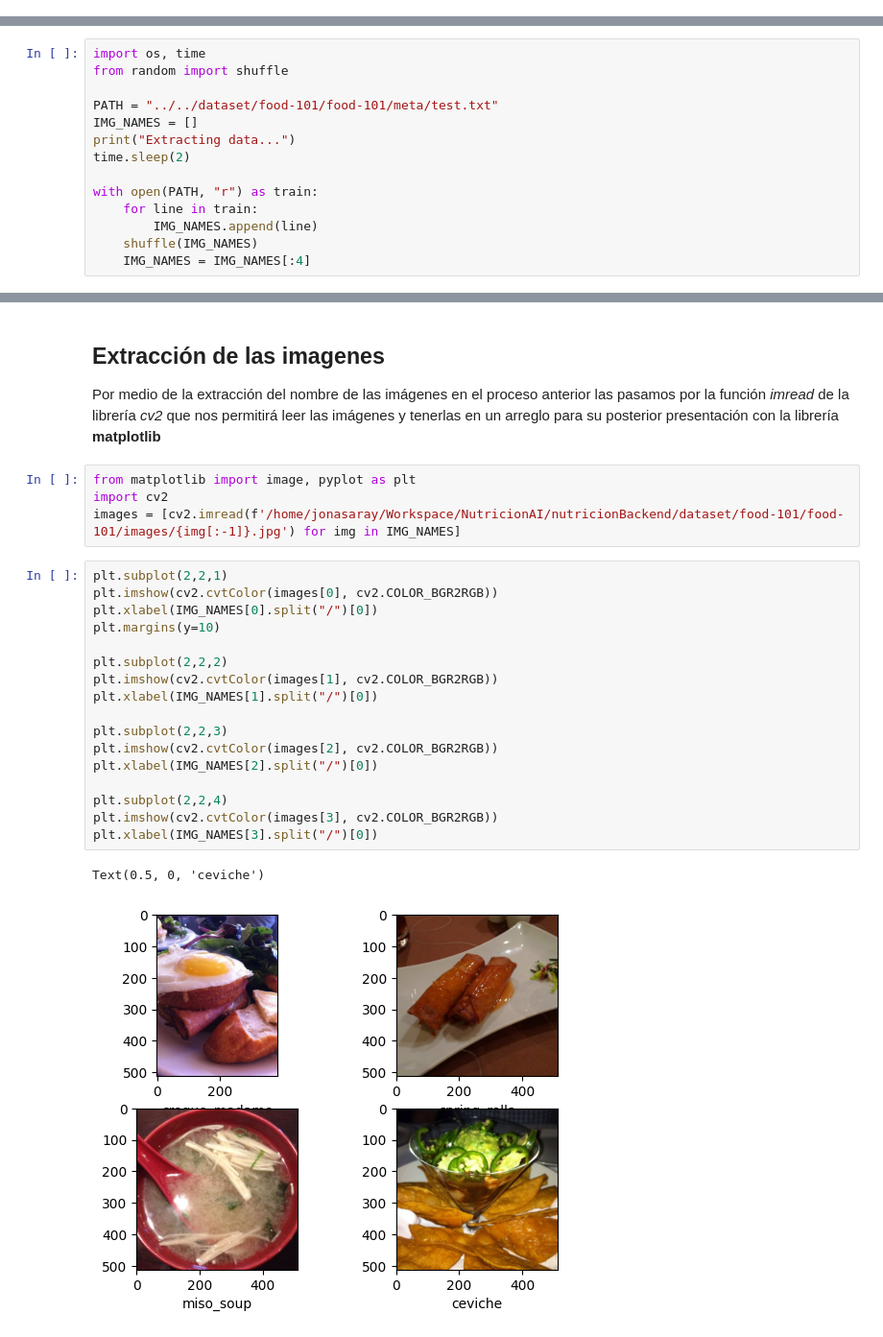
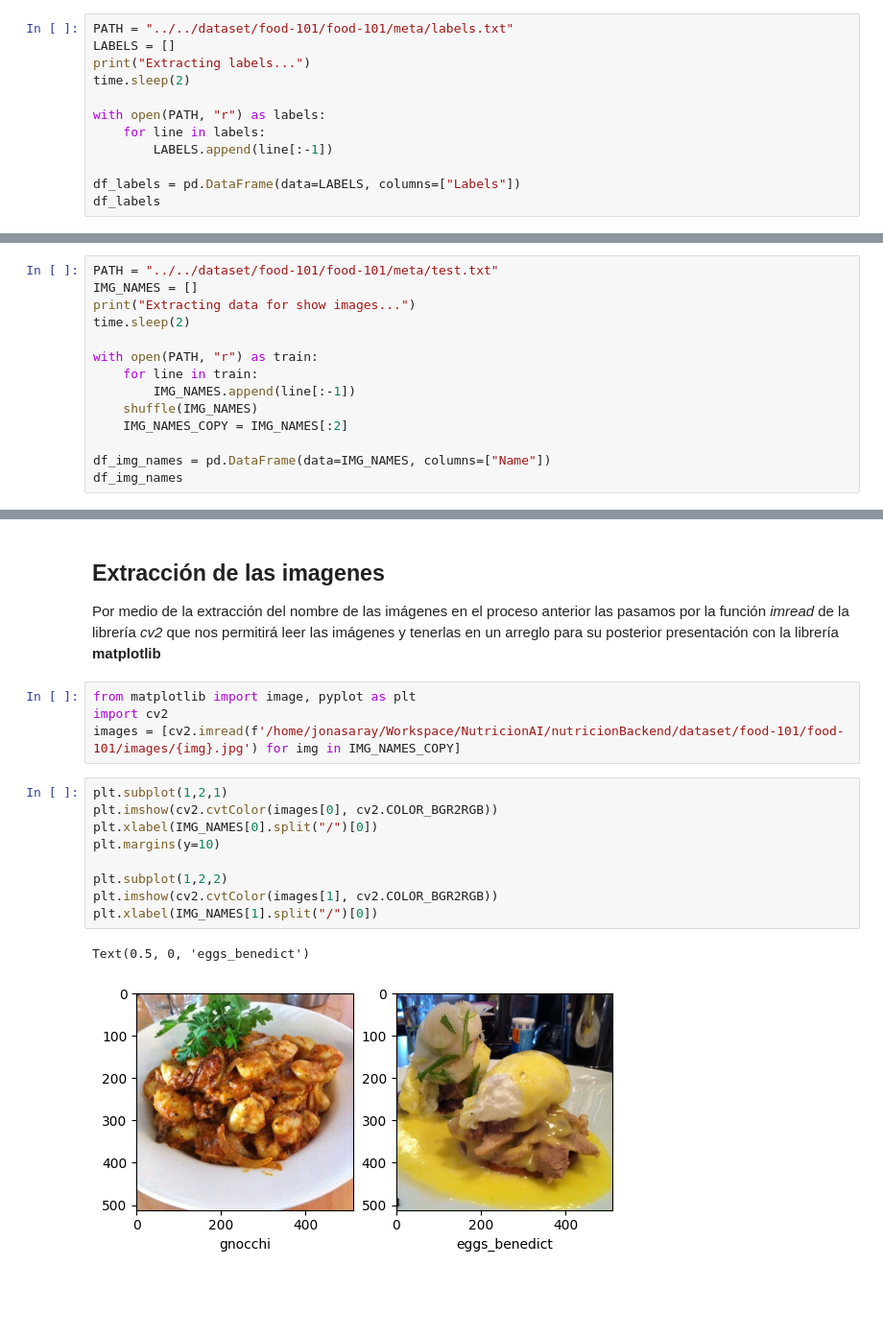
Before and after one commit to jaraycode/NutricionAIBackend, a Jupyter notebook: core/model/training.ipynb, the cells around one changed output, grey strips where cells are left out. Shown: that part at 96% size. Saved outputs shown, nothing was run; the diff lists cells and outputs as text; blank space fills up the shorter version.

```diff
--- a/core/model/training.ipynb
+++ b/core/model/training.ipynb
@@ -10,0 +15,12 @@ En el siguiente apartado se quiere buscar la dirección de la imágen según el
+# %%
+PATH = "../../dataset/food-101/food-101/meta/labels.txt"
+LABELS = []
+print("Extracting labels...")
+time.sleep(2)
+
+with open(PATH, "r") as labels:
+    for line in labels:
+        LABELS.append(line[:-1])
+
+df_labels = pd.DataFrame(data=LABELS, columns=["Labels"])
+df_labels
@@ -11,15 +42,15 @@ En el siguiente apartado se quiere buscar la dirección de la imágen según el
 # %%
-import os, time
-from random import shuffle
-
 PATH = "../../dataset/food-101/food-101/meta/test.txt"
 IMG_NAMES = []
-print("Extracting data...")
+print("Extracting data for show images...")
 time.sleep(2)
 
 with open(PATH, "r") as train:
     for line in train:
-        IMG_NAMES.append(line)
+        IMG_NAMES.append(line[:-1])
     shuffle(IMG_NAMES)
-    IMG_NAMES = IMG_NAMES[:4]
+    IMG_NAMES_COPY = IMG_NAMES[:2]
+
+df_img_names = pd.DataFrame(data=IMG_NAMES, columns=["Name"])
+df_img_names
 # %% [output]
@@ -31,24 +75,16 @@ Por medio de la extracción del nombre de las imágenes en el proceso anterior l
 # %%
 from matplotlib import image, pyplot as plt
 import cv2
-images = [cv2.imread(f'/home/jonasaray/Workspace/NutricionAI/nutricionBackend/dataset/food-101/food-101/images/{img[:-1]}.jpg') for img in IMG_NAMES]
+images = [cv2.imread(f'/home/jonasaray/Workspace/NutricionAI/nutricionBackend/dataset/food-101/food-101/images/{img}.jpg') for img in IMG_NAMES_COPY]
 # %%
-plt.subplot(2,2,1)
+plt.subplot(1,2,1)
 plt.imshow(cv2.cvtColor(images[0], cv2.COLOR_BGR2RGB))
 plt.xlabel(IMG_NAMES[0].split("/")[0])
 plt.margins(y=10)
 
-plt.subplot(2,2,2)
+plt.subplot(1,2,2)
 plt.imshow(cv2.cvtColor(images[1], cv2.COLOR_BGR2RGB))
 plt.xlabel(IMG_NAMES[1].split("/")[0])
-
-plt.subplot(2,2,3)
-plt.imshow(cv2.cvtColor(images[2], cv2.COLOR_BGR2RGB))
-plt.xlabel(IMG_NAMES[2].split("/")[0])
-
-plt.subplot(2,2,4)
-plt.imshow(cv2.cvtColor(images[3], cv2.COLOR_BGR2RGB))
-plt.xlabel(IMG_NAMES[3].split("/")[0])
 # %% [output]
-Text(0.5, 0, 'ceviche')
+Text(0.5, 0, 'eggs_benedict')
-[figure, old version]
+[figure, new version]
```
Also changed, not shown: parts of 5 cells of this notebook.
